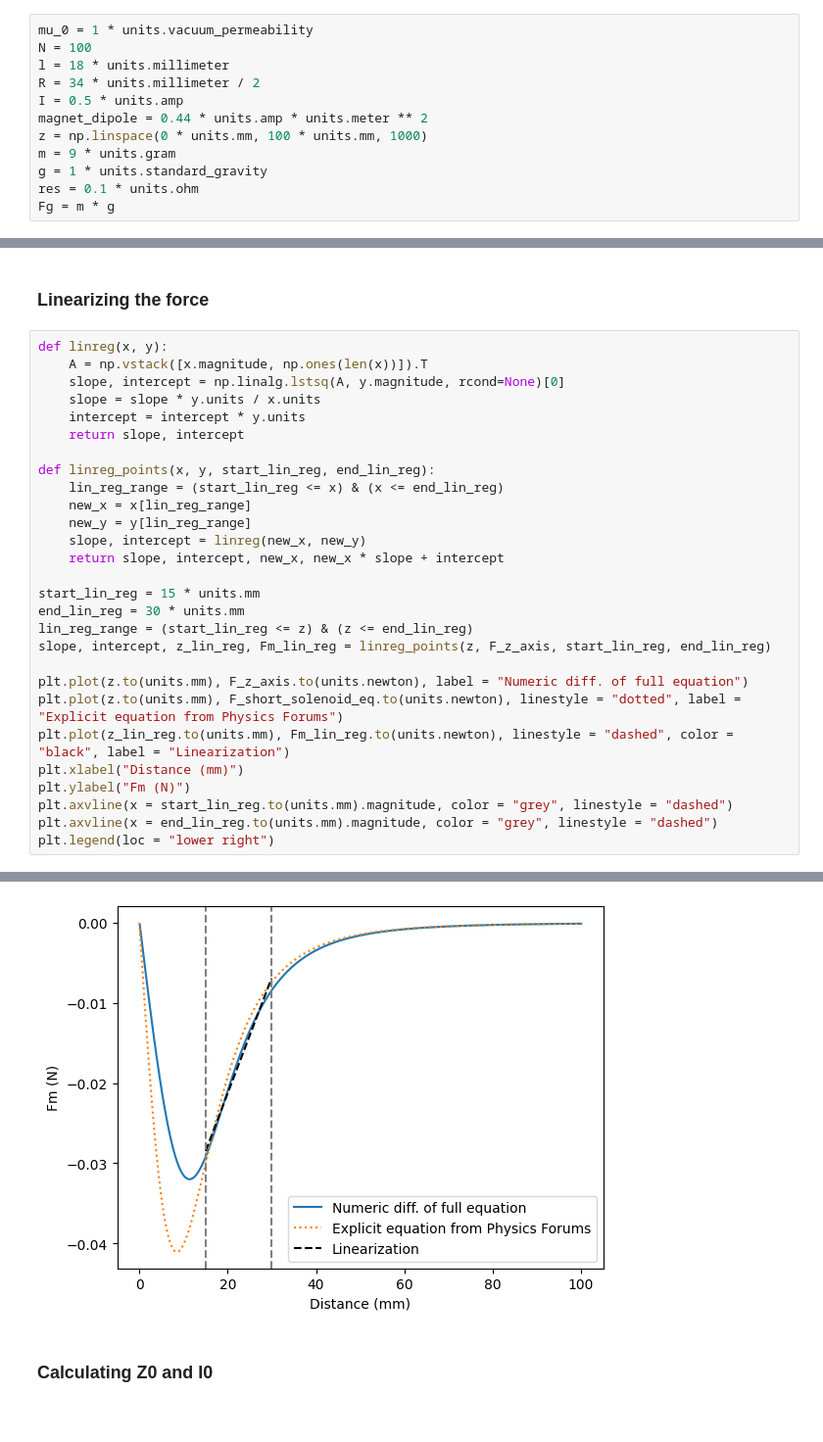
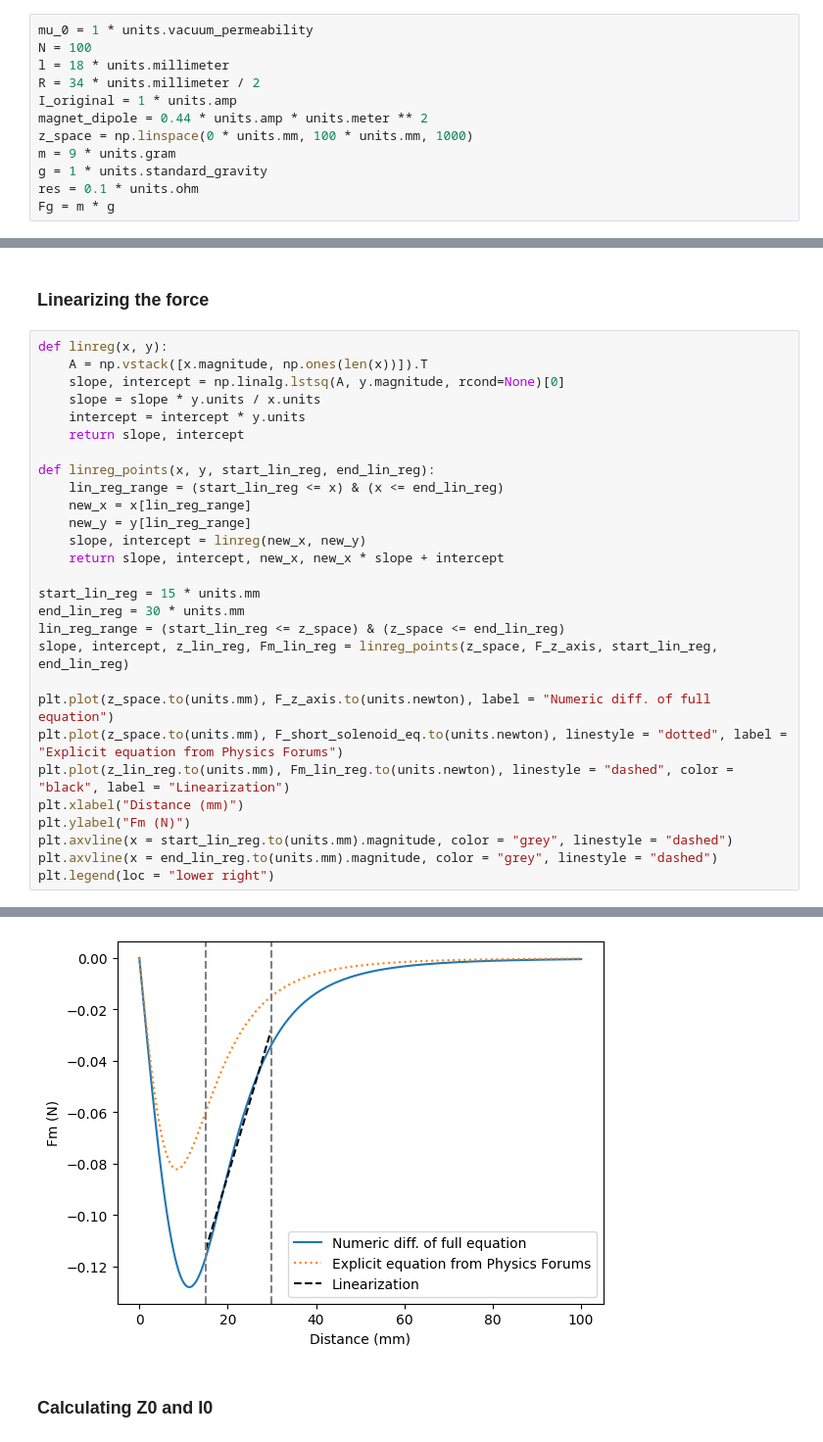
Before and after one commit to JohnnyMaBoi/Magnetic-Levitation, a Jupyter notebook: linearized_model_01.ipynb, the cells around one changed output, grey strips where cells are left out. Shown: that part at 98% size. Drawn from its saved outputs; the diff is of its cells as text.

Commit message:
wip making B and F equations into functions

```diff
--- a/linearized_model_01.ipynb
+++ b/linearized_model_01.ipynb
@@ -14,9 +14,9 @@ mu_0 = 1 * units.vacuum_permeability
 N = 100
 l = 18 * units.millimeter
 R = 34 * units.millimeter / 2
-I = 0.5 * units.amp
+I_original = 1 * units.amp
 magnet_dipole = 0.44 * units.amp * units.meter ** 2
-z = np.linspace(0 * units.mm, 100 * units.mm, 1000)
+z_space = np.linspace(0 * units.mm, 100 * units.mm, 1000)
 m = 9 * units.gram
 g = 1 * units.standard_gravity
 res = 0.1 * units.ohm
@@ -35,34 +74,34 @@ F_short_solenoid_eq = -3 * mu_0 * R ** 2 * N * I * z / (2 * (R ** 2 + z ** 2) **
 # %%
 def linreg(x, y):
     A = np.vstack([x.magnitude, np.ones(len(x))]).T
     slope, intercept = np.linalg.lstsq(A, y.magnitude, rcond=None)[0]
     slope = slope * y.units / x.units
     intercept = intercept * y.units
     return slope, intercept
 
 def linreg_points(x, y, start_lin_reg, end_lin_reg):
     lin_reg_range = (start_lin_reg <= x) & (x <= end_lin_reg)
     new_x = x[lin_reg_range]
     new_y = y[lin_reg_range]
     slope, intercept = linreg(new_x, new_y)
     return slope, intercept, new_x, new_x * slope + intercept
 
 start_lin_reg = 15 * units.mm
 end_lin_reg = 30 * units.mm
-lin_reg_range = (start_lin_reg <= z) & (z <= end_lin_reg)
-slope, intercept, z_lin_reg, Fm_lin_reg = linreg_points(z, F_z_axis, start_lin_reg, end_lin_reg)
+lin_reg_range = (start_lin_reg <= z_space) & (z_space <= end_lin_reg)
+slope, intercept, z_lin_reg, Fm_lin_reg = linreg_points(z_space, F_z_axis, start_lin_reg, end_lin_reg)
 
-plt.plot(z.to(units.mm), F_z_axis.to(units.newton), label = "Numeric diff. of full equation")
-plt.plot(z.to(units.mm), F_short_solenoid_eq.to(units.newton), linestyle = "dotted", label = "Explicit equation from Physics Forums")
+plt.plot(z_space.to(units.mm), F_z_axis.to(units.newton), label = "Numeric diff. of full equation")
+plt.plot(z_space.to(units.mm), F_short_solenoid_eq.to(units.newton), linestyle = "dotted", label = "Explicit equation from Physics Forums")
 plt.plot(z_lin_reg.to(units.mm), Fm_lin_reg.to(units.newton), linestyle = "dashed", color = "black", label = "Linearization")
 plt.xlabel("Distance (mm)")
 plt.ylabel("Fm (N)")
 plt.axvline(x = start_lin_reg.to(units.mm).magnitude, color = "grey", linestyle = "dashed")
 plt.axvline(x = end_lin_reg.to(units.mm).magnitude, color = "grey", linestyle = "dashed")
 plt.legend(loc = "lower right")
 # %% [output]
 <matplotlib.legend.Legend at 0x...>
-[figure, old version]
+[figure, new version]
 # %% [markdown]
 ### Calculating Z0 and I0
 # %%
```
Also changed, not shown: parts of 4 cells of this notebook, 3 other files.
